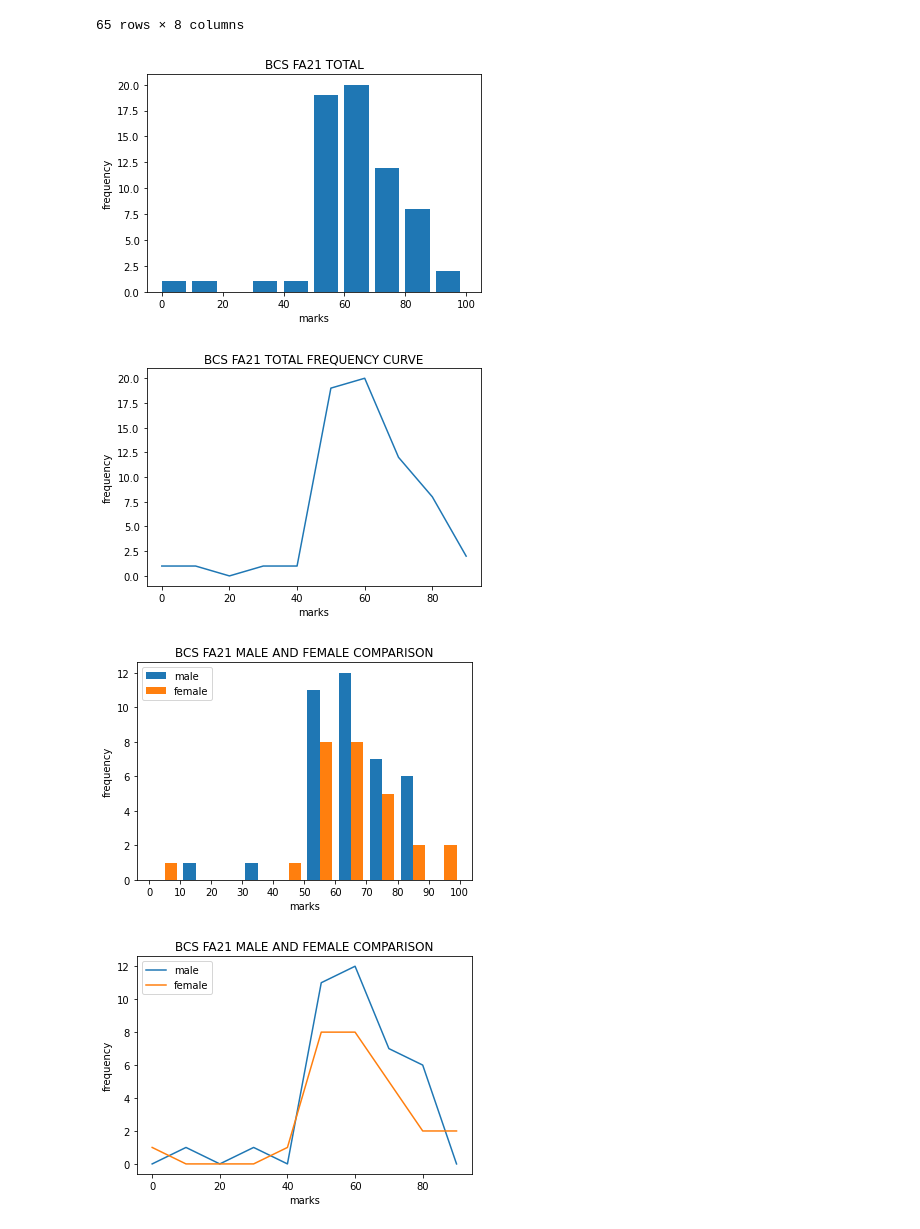
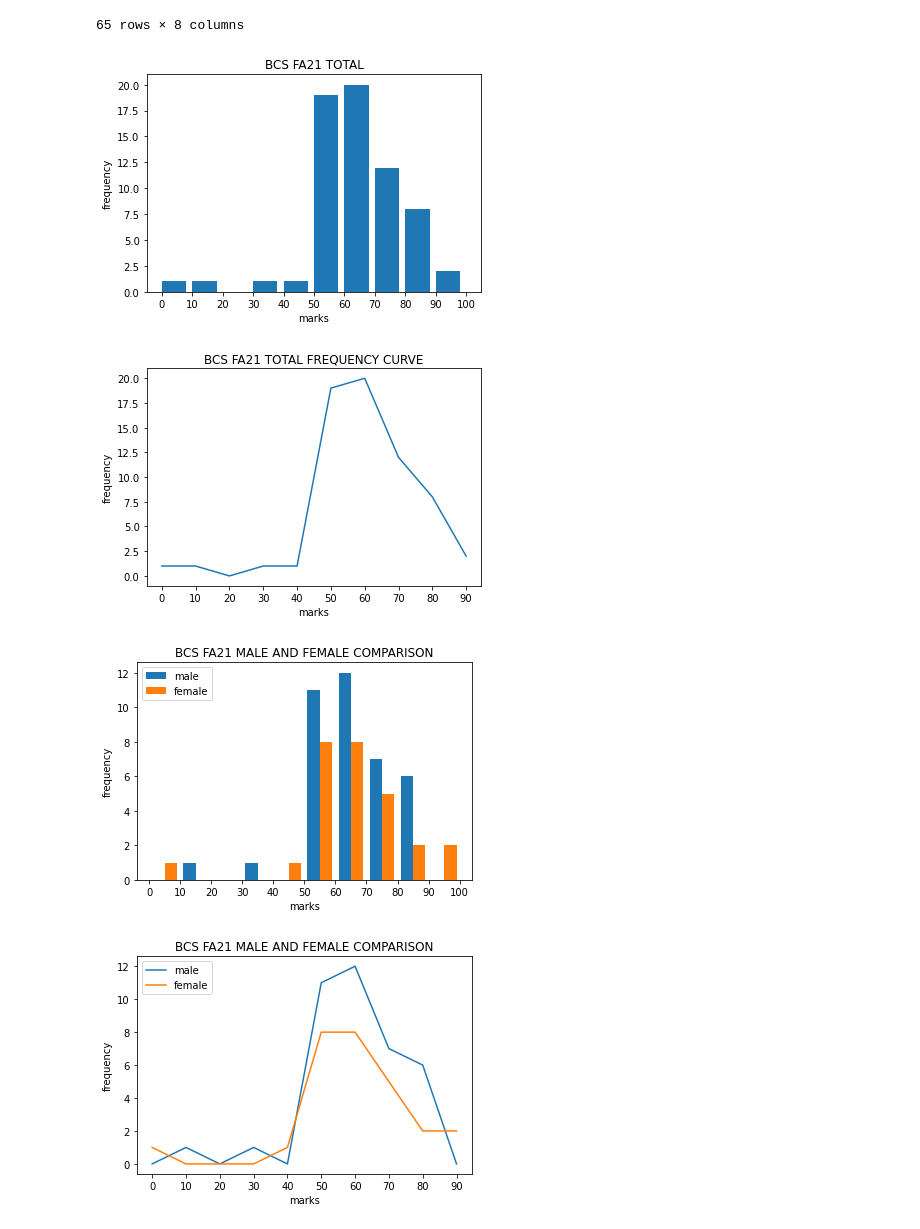
Before and after one commit to muneebahmedayub/sprob-assignment, a Jupyter notebook: assignment_2.ipynb, the cells around one changed output. Cells and saved outputs as stored; diff of their text form; code cells hidden in the pictures.

```diff
--- a/assignment_2.ipynb
+++ b/assignment_2.ipynb
@@ -38,18 +38,20 @@ display(bcs_fa21)
 # %%
 counts, bins, bars = plt.hist(bcs_fa21['TOTAL'], width=8, bins=bins)
 plt.xlabel('marks')
 plt.ylabel('frequency')
 plt.title("BCS FA21 TOTAL")
+plt.xticks(bins)
 plt.show()
 
 plt.plot(bins[:-1], counts)
 plt.xlabel('marks')
 plt.ylabel('frequency')
 plt.title('BCS FA21 TOTAL FREQUENCY CURVE')
+plt.xticks(bins[:-1])
 plt.show()
 # %% [output]
-[figure, old version]
+[figure, new version]
-[figure, old version]
+[figure, new version]
 # %%
 bcs_fa21_male = bcs_fa21[bcs_fa21["GENDER"] == "M"]
 bcs_fa21_female = bcs_fa21[bcs_fa21["GENDER"] == "F"]
@@ -67,7 +69,8 @@ plt.legend(loc="upper left")
 plt.xlabel('marks')
 plt.ylabel('frequency')
 plt.title('BCS FA21 MALE AND FEMALE COMPARISON')
+plt.xticks(bins[:-1])
 plt.show()
 # %% [output]
 [figure]
-[figure, old version]
+[figure, new version]
```
Also changed, not shown: parts of 3 cells of this notebook.
